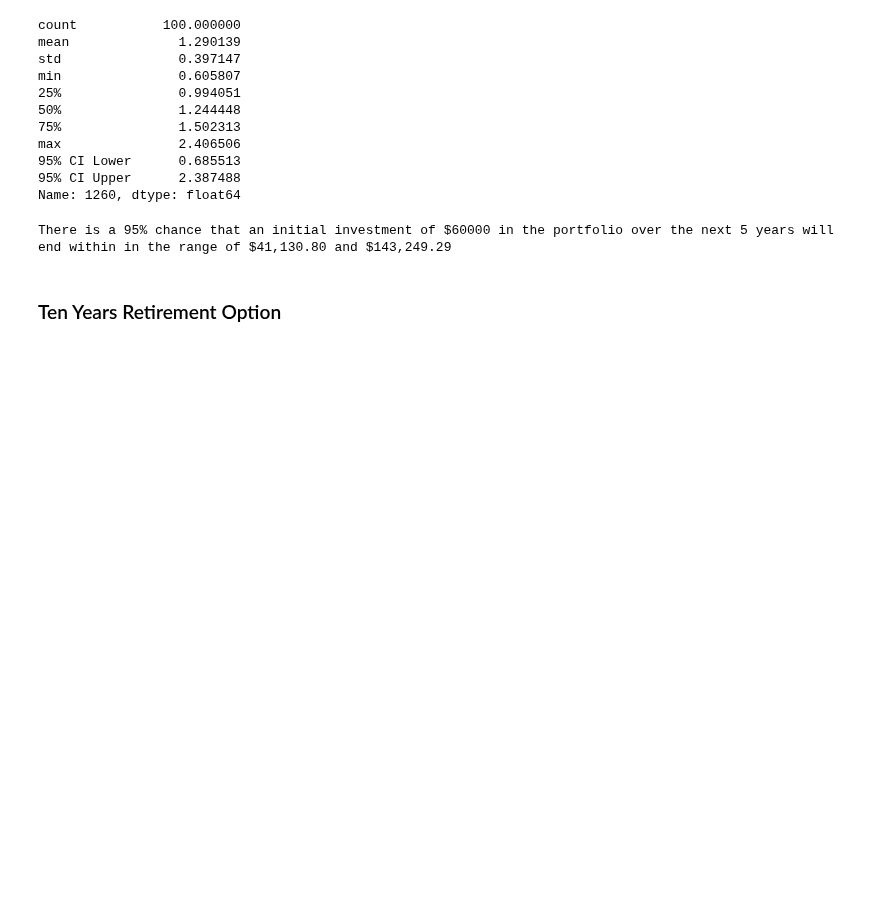
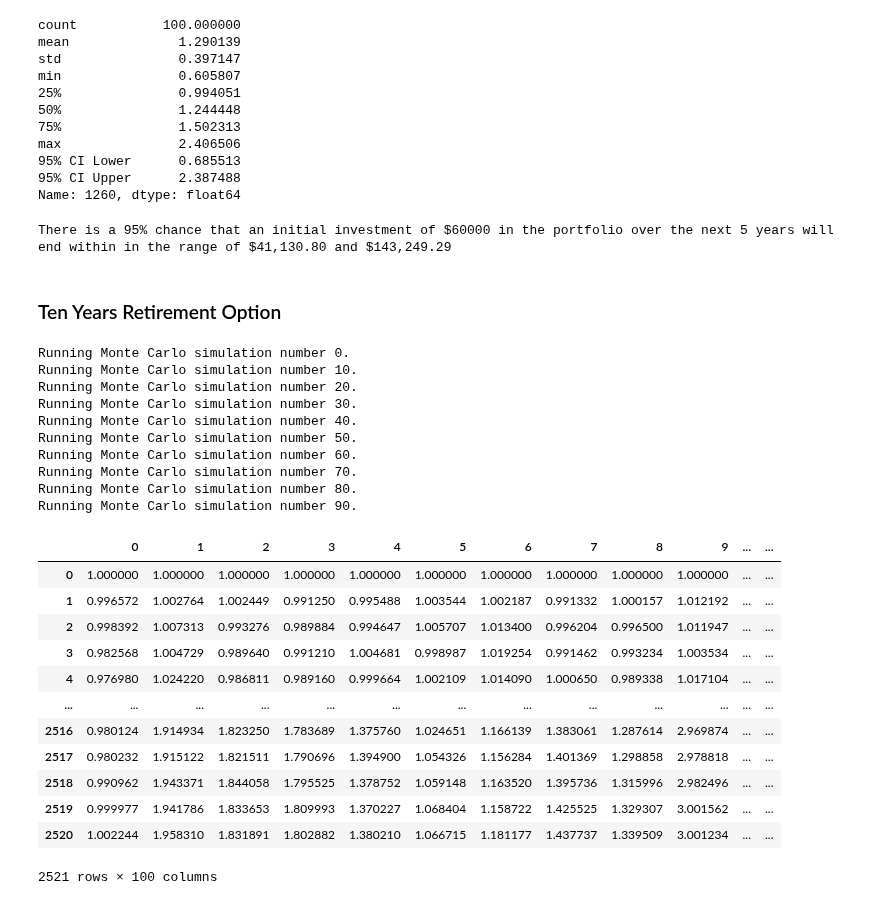
Before and after one commit to juil/fintech-uoftbootcamp, a Jupyter notebook: assignments/unit05-assignment/financial-planner.ipynb, the cells around one changed output. Drawn from its saved outputs; the diff is of its cells as text; code cells hidden in the pictures; blank space fills up the shorter version.

```diff
--- a/assignments/unit05-assignment/financial-planner.ipynb
+++ b/assignments/unit05-assignment/financial-planner.ipynb
@@ -402,3 +410,27 @@ There is a 95% chance that an initial investment of $60000 in the portfolio over
 # %%
-# Configuring a Monte Carlo simulation to forecast 10 years cumulative returns
-# YOUR CODE HERE!
+# Running a Monte Carlo simulation to forecast 10 years cumulative returns
+MC_10year.calc_cumulative_return()
+# %% [output]
+Running Monte Carlo simulation number 0.
+Running Monte Carlo simulation number 10.
+Running Monte Carlo simulation number 20.
+Running Monte Carlo simulation number 30.
+Running Monte Carlo simulation number 40.
+Running Monte Carlo simulation number 50.
+Running Monte Carlo simulation number 60.
+Running Monte Carlo simulation number 70.
+Running Monte Carlo simulation number 80.
+Running Monte Carlo simulation number 90.
+|  | 0 | 1 | 2 | 3 | 4 | 5 | 6 | 7 | 8 | 9 | ... | ... |
+| 0 | 1.000000 | 1.000000 | 1.000000 | 1.000000 | 1.000000 | 1.000000 | 1.000000 | 1.000000 | 1.000000 | 1.000000 | ... | ... |
+| 1 | 0.996572 | 1.002764 | 1.002449 | 0.991250 | 0.995488 | 1.003544 | 1.002187 | 0.991332 | 1.000157 | 1.012192 | ... | ... |
+| 2 | 0.998392 | 1.007313 | 0.993276 | 0.989884 | 0.994647 | 1.005707 | 1.013400 | 0.996204 | 0.996500 | 1.011947 | ... | ... |
+| 3 | 0.982568 | 1.004729 | 0.989640 | 0.991210 | 1.004681 | 0.998987 | 1.019254 | 0.991462 | 0.993234 | 1.003534 | ... | ... |
+| 4 | 0.976980 | 1.024220 | 0.986811 | 0.989160 | 0.999664 | 1.002109 | 1.014090 | 1.000650 | 0.989338 | 1.017104 | ... | ... |
+| ... | ... | ... | ... | ... | ... | ... | ... | ... | ... | ... | ... | ... |
+| 2516 | 0.980124 | 1.914934 | 1.823250 | 1.783689 | 1.375760 | 1.024651 | 1.166139 | 1.383061 | 1.287614 | 2.969874 | ... | ... |
+| 2517 | 0.980232 | 1.915122 | 1.821511 | 1.790696 | 1.394900 | 1.054326 | 1.156284 | 1.401369 | 1.298858 | 2.978818 | ... | ... |
+| 2518 | 0.990962 | 1.943371 | 1.844058 | 1.795525 | 1.378752 | 1.059148 | 1.163520 | 1.395736 | 1.315996 | 2.982496 | ... | ... |
+| 2519 | 0.999977 | 1.941786 | 1.833653 | 1.809993 | 1.370227 | 1.068404 | 1.158722 | 1.425525 | 1.329307 | 3.001562 | ... | ... |
+| 2520 | 1.002244 | 1.958310 | 1.831891 | 1.802882 | 1.380210 | 1.066715 | 1.181177 | 1.437737 | 1.339509 | 3.001234 | ... | ... |
+2521 rows × 100 columns
```
Also changed, not shown: parts of 6 cells of this notebook.
